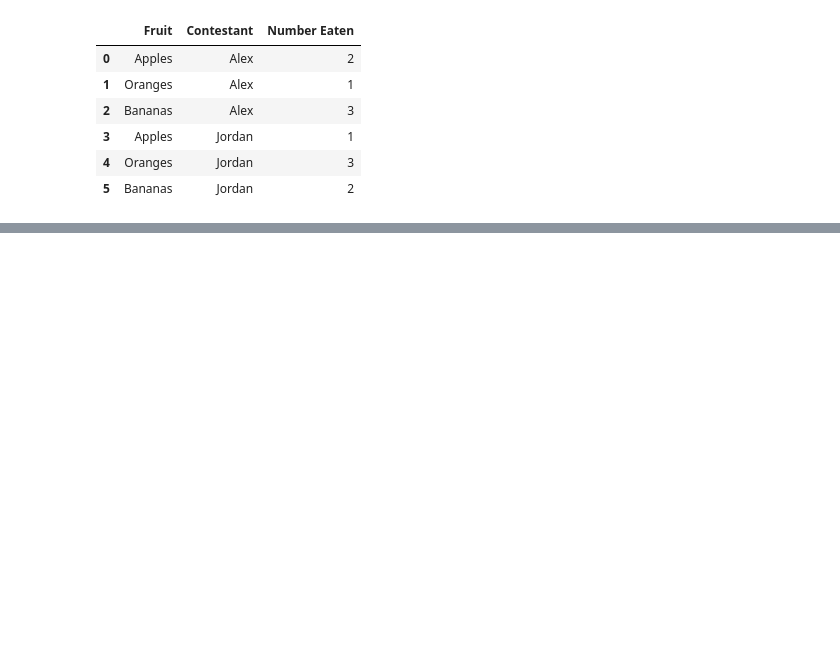
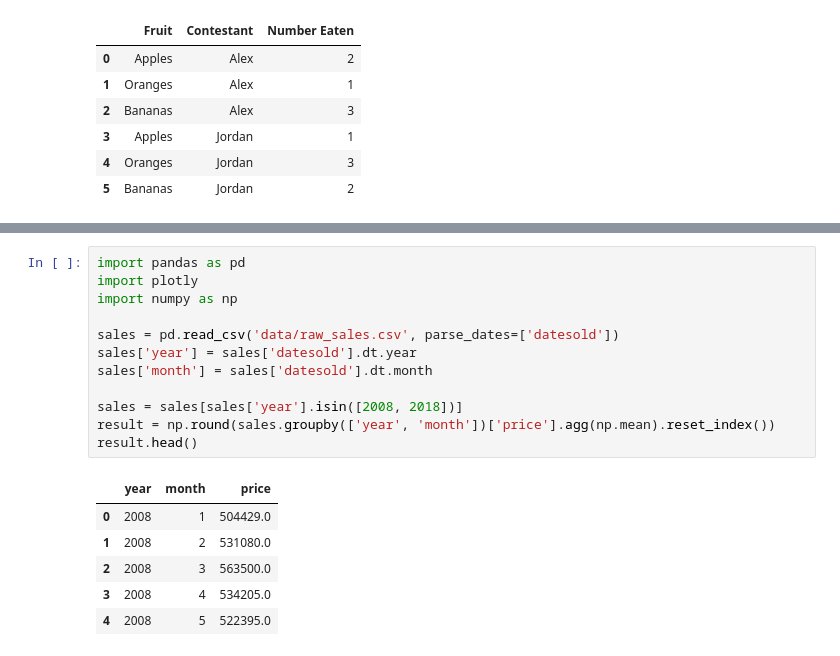
Before and after one commit to dschloe/streamlitbook-saraevan, a Jupyter notebook: ch02/step04_plotly.ipynb, the cells around one changed output, grey strips where cells are left out. Cells and saved outputs as stored; diff of their text form; blank space fills up the shorter version.

```diff
--- a/ch02/step04_plotly.ipynb
+++ b/ch02/step04_plotly.ipynb
@@ -53,0 +56,19 @@ fig.show()
+# %%
+import pandas as pd
+import plotly
+import numpy as np
+
+sales = pd.read_csv('data/raw_sales.csv', parse_dates=['datesold'])
+sales['year'] = sales['datesold'].dt.year
+sales['month'] = sales['datesold'].dt.month
+
+sales = sales[sales['year'].isin([2008, 2018])]
+result = np.round(sales.groupby(['year', 'month'])['price'].agg(np.mean).reset_index())
+result.head()
+# %% [output]
+|  | year | month | price |
+| 0 | 2008 | 1 | 504429.0 |
+| 1 | 2008 | 2 | 531080.0 |
+| 2 | 2008 | 3 | 563500.0 |
+| 3 | 2008 | 4 | 534205.0 |
+| 4 | 2008 | 5 | 522395.0 |
```
Also changed, not shown: parts of 9 cells of this notebook, 5 other files.
